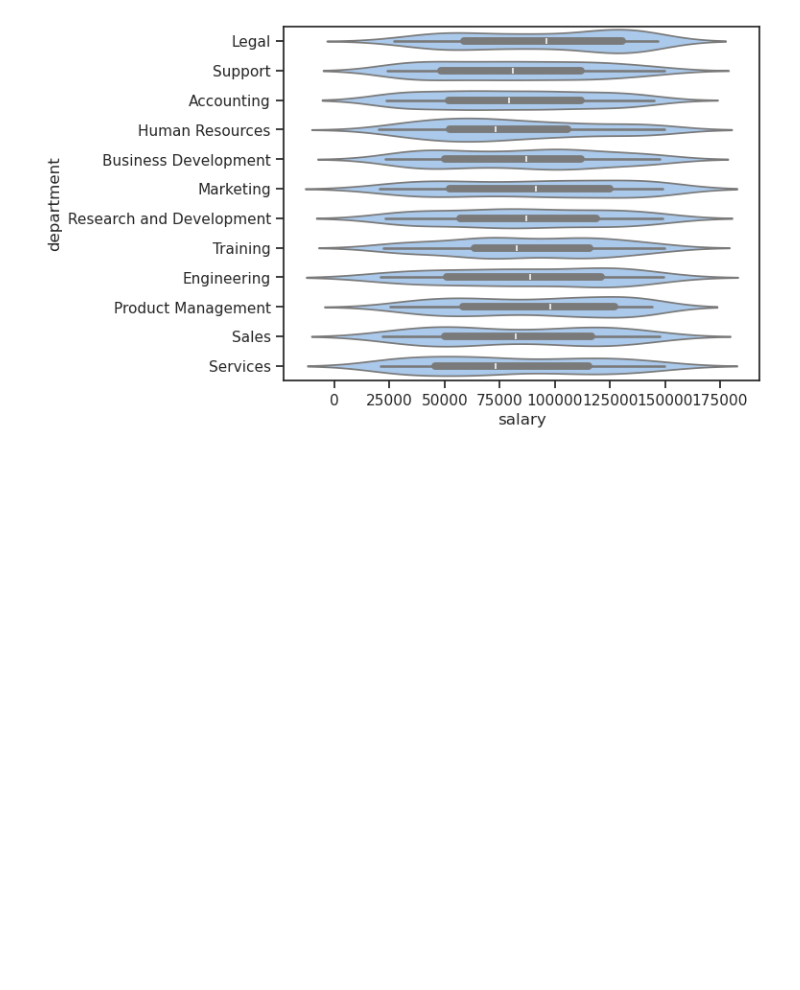
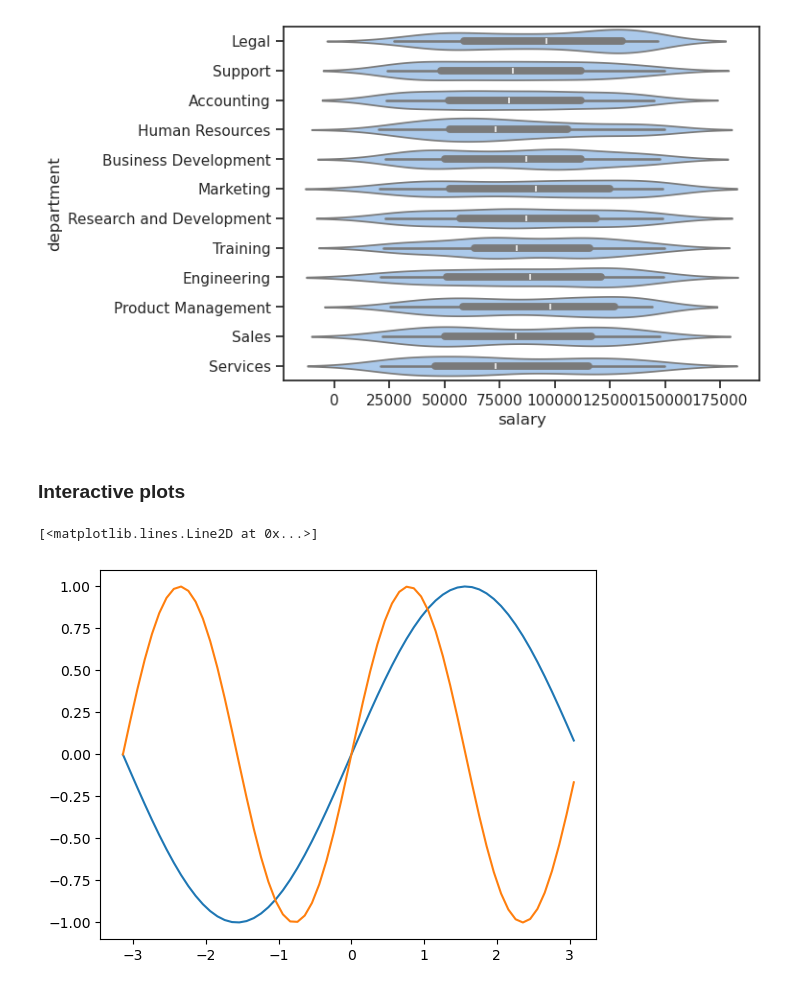
Before and after one commit to bb1000/20034, a Jupyter notebook: _sources/Notes.ipynb, the cells around one changed output. Cells and saved outputs as stored; diff of their text form; code cells hidden in the pictures; blank space fills up the shorter version.

```diff
--- a/_sources/Notes.ipynb
+++ b/_sources/Notes.ipynb
@@ -1826,3 +1826,5 @@ seaborn.violinplot(data=personel, y='department', x='salary')
 # %% [output]
 <Axes: xlabel='salary', ylabel='department'>
 [figure]
+# %% [markdown]
+### Interactive plots
@@ -1828,0 +1833,2 @@ seaborn.violinplot(data=personel, y='department', x='salary')
+# %%
+x = np.arange(-np.pi, np.pi, .1)
@@ -1828,0 +1837,6 @@ seaborn.violinplot(data=personel, y='department', x='salary')
+# %%
+plt.plot(x, np.sin(x))
+plt.plot(x, np.sin(2*x))
+# %% [output]
+[<matplotlib.lines.Line2D at 0x...>]
+[figure, added]
```
Also changed, not shown: parts of 26 cells of this notebook, 6 other files.
